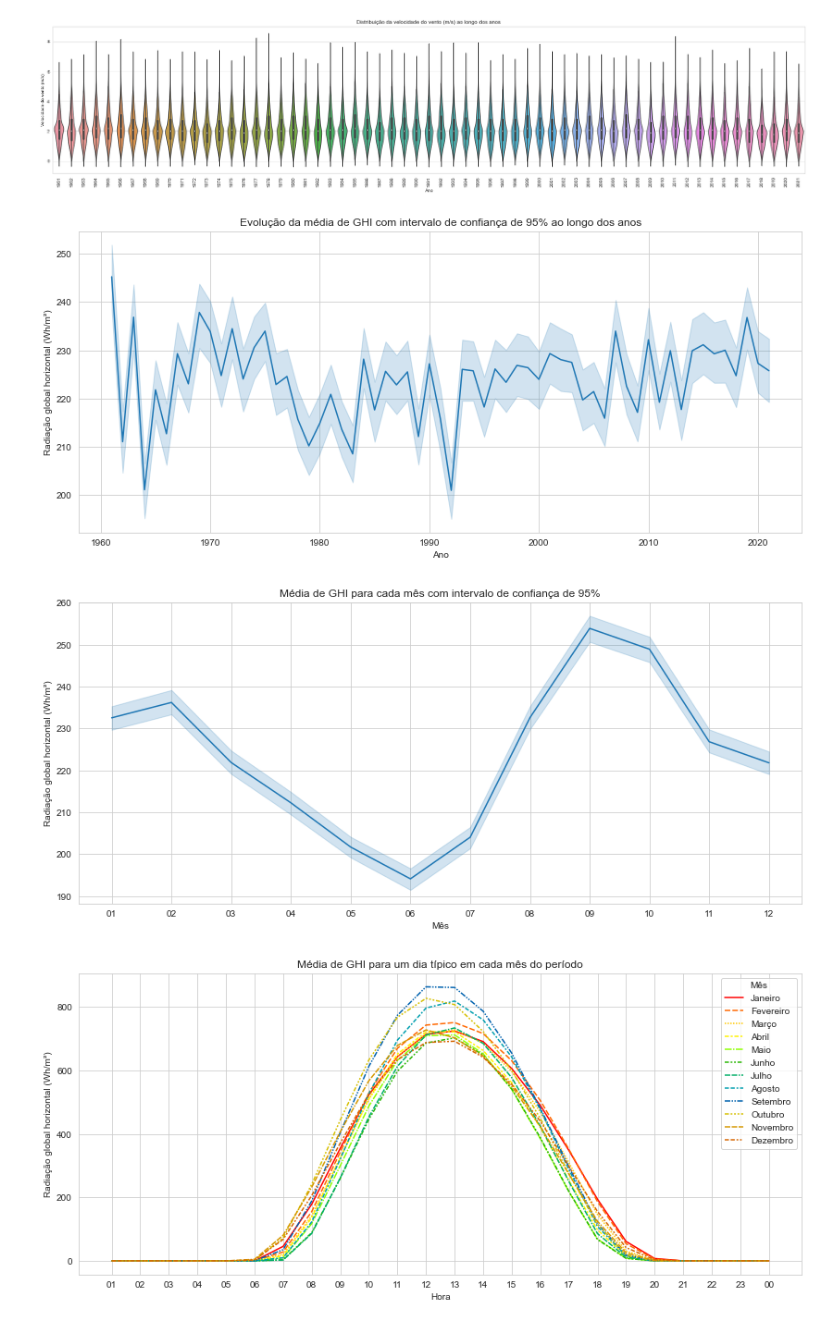
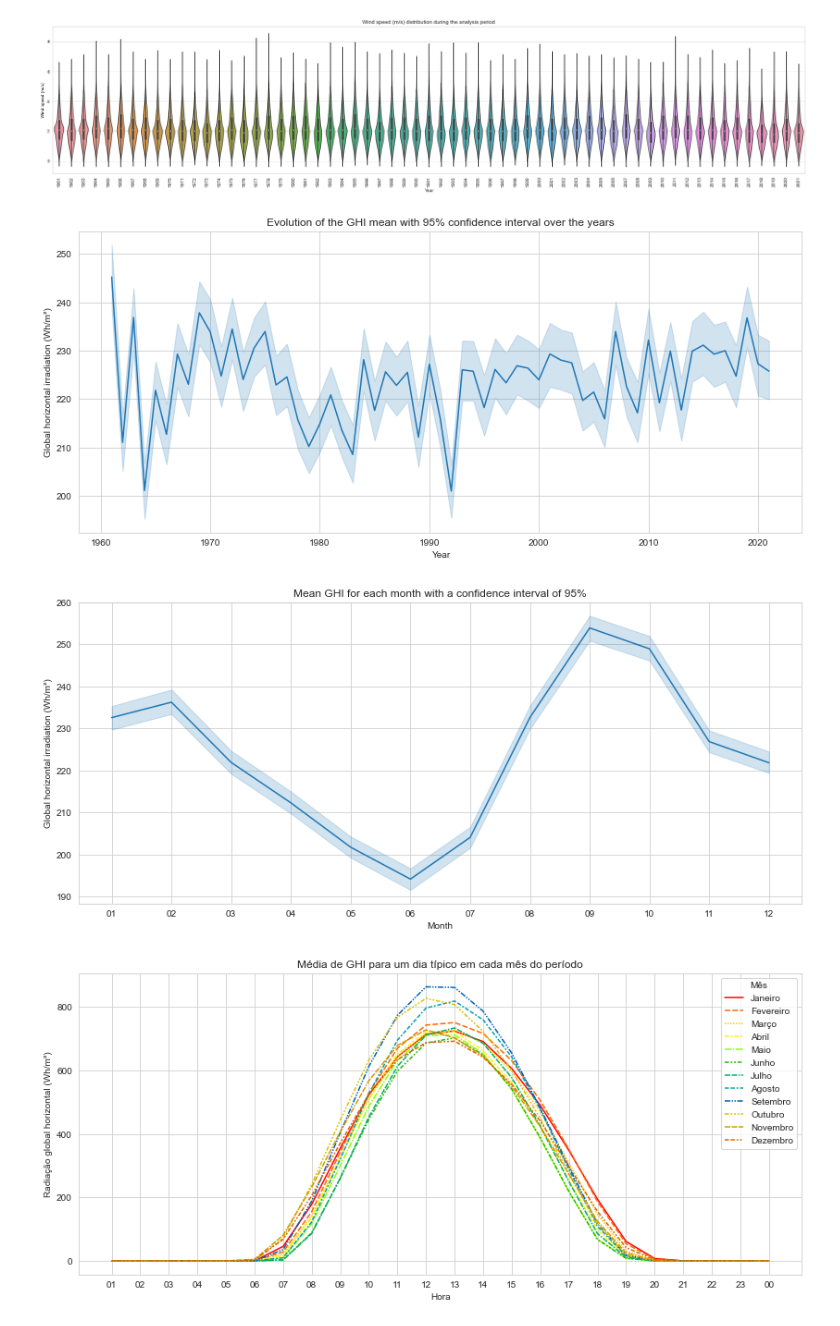
Before and after one commit to matheusbracht/epw_compare, a Jupyter notebook: analysis_MYs.ipynb, the cells around one changed output. Drawn from its saved outputs; the diff is of its cells as text; code cells hidden in the pictures.

```diff
--- a/analysis_MYs.ipynb
+++ b/analysis_MYs.ipynb
@@ -145,30 +145,30 @@ fig.savefig(cidade+'_violin_ws.png', bbox_inches='tight', dpi=300)
 # %%
 plt.figure(figsize=(14,6))
 sns.set_style('whitegrid')
 g = sns.lineplot(data=all_MYs, x="0", y="13")
-plt.title("Evolução da média de GHI com intervalo de confiança de 95% ao longo dos anos")
-plt.ylabel("Radiação global horizontal (Wh/m²)")
-plt.xlabel("Ano")
+plt.title("Evolution of the GHI mean with 95% confidence interval over the years")
+plt.ylabel("Global horizontal irradiation (Wh/m²)")
+plt.xlabel("Year")
 
 plt.show()
 
 fig = g.get_figure()
 fig.savefig(cidade+'_ghi.png', bbox_inches='tight', dpi=300)
 # %% [output]
-[figure, old version]
+[figure, new version]
 # %%
 plt.figure(figsize=(14,6))
 sns.set_style('whitegrid')
 g = sns.lineplot(data=all_MYs, x="1", y="13")
-plt.title("Média de GHI para cada mês com intervalo de confiança de 95%")
-plt.ylabel("Radiação global horizontal (Wh/m²)")
-plt.xlabel("Mês")
+plt.title("Mean GHI for each month with a confidence interval of 95%")
+plt.ylabel("Global horizontal irradiation (Wh/m²)")
+plt.xlabel("Month")
 plt.show()
 
 fig = g.get_figure()
 fig.savefig(cidade+'_ghi_month.png', bbox_inches='tight', dpi=300)
 # %% [output]
-[figure, old version]
+[figure, new version]
 # %%
 palette_year = ['#ff0000', # Janeiro
                 '#ff6800',  # Fevereiro
```
Also changed, not shown: parts of 8 cells of this notebook.
